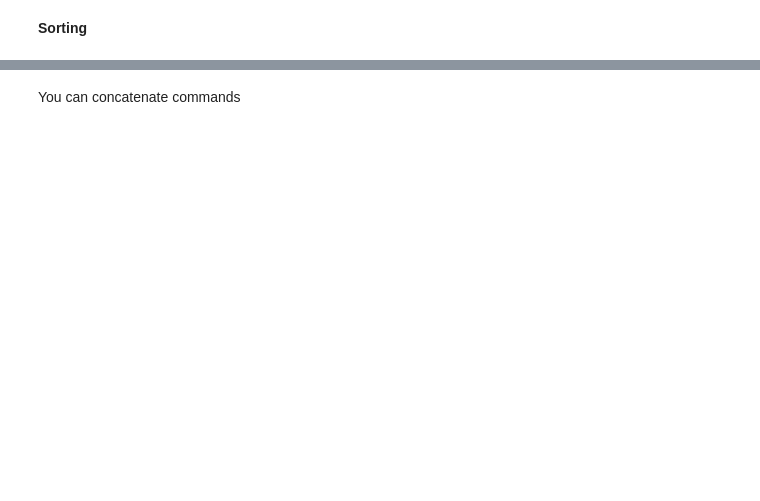
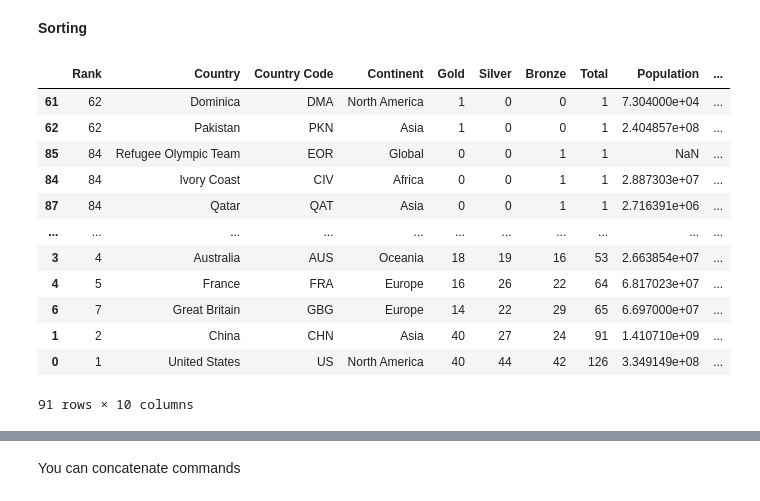
Before and after one commit to DylanPrinsloo/UCode, a Jupyter notebook: Sun/templates/Template_SUN_DS_Sept_Work_Day1_Session2.ipynb, the cells around one changed output, grey strips where cells are left out. Drawn from its saved outputs; the diff is of its cells as text; code cells hidden in the pictures; blank space fills up the shorter version.

```diff
--- a/Sun/templates/Template_SUN_DS_Sept_Work_Day1_Session2.ipynb
+++ b/Sun/templates/Template_SUN_DS_Sept_Work_Day1_Session2.ipynb
@@ -35,5 +87,20 @@ To make changes permanent:
 **Sorting**
 # %%
 # sort the table according to the values in a specific column
+olympics.sort_values(by='Total')
+# %% [output]
+|  | Rank | Country | Country Code | Continent | Gold | Silver | Bronze | Total | Population | ... |
+| 61 | 62 | Dominica | DMA | North America | 1 | 0 | 0 | 1 | 7.304000e+04 | ... |
+| 62 | 62 | Pakistan | PKN | Asia | 1 | 0 | 0 | 1 | 2.404857e+08 | ... |
+| 85 | 84 | Refugee Olympic Team | EOR | Global | 0 | 0 | 1 | 1 | NaN | ... |
+| 84 | 84 | Ivory Coast | CIV | Africa | 0 | 0 | 1 | 1 | 2.887303e+07 | ... |
+| 87 | 84 | Qatar | QAT | Asia | 0 | 0 | 1 | 1 | 2.716391e+06 | ... |
+| ... | ... | ... | ... | ... | ... | ... | ... | ... | ... | ... |
+| 3 | 4 | Australia | AUS | Oceania | 18 | 19 | 16 | 53 | 2.663854e+07 | ... |
+| 4 | 5 | France | FRA | Europe | 16 | 26 | 22 | 64 | 6.817023e+07 | ... |
+| 6 | 7 | Great Britain | GBG | Europe | 14 | 22 | 29 | 65 | 6.697000e+07 | ... |
+| 1 | 2 | China | CHN | Asia | 40 | 27 | 24 | 91 | 1.410710e+09 | ... |
+| 0 | 1 | United States | US | North America | 40 | 44 | 42 | 126 | 3.349149e+08 | ... |
+91 rows × 10 columns
 # %%
 # sort the table according to the values in a specific column in a descending order
```
Also changed, not shown: parts of 20 cells of this notebook, 2 other files.
